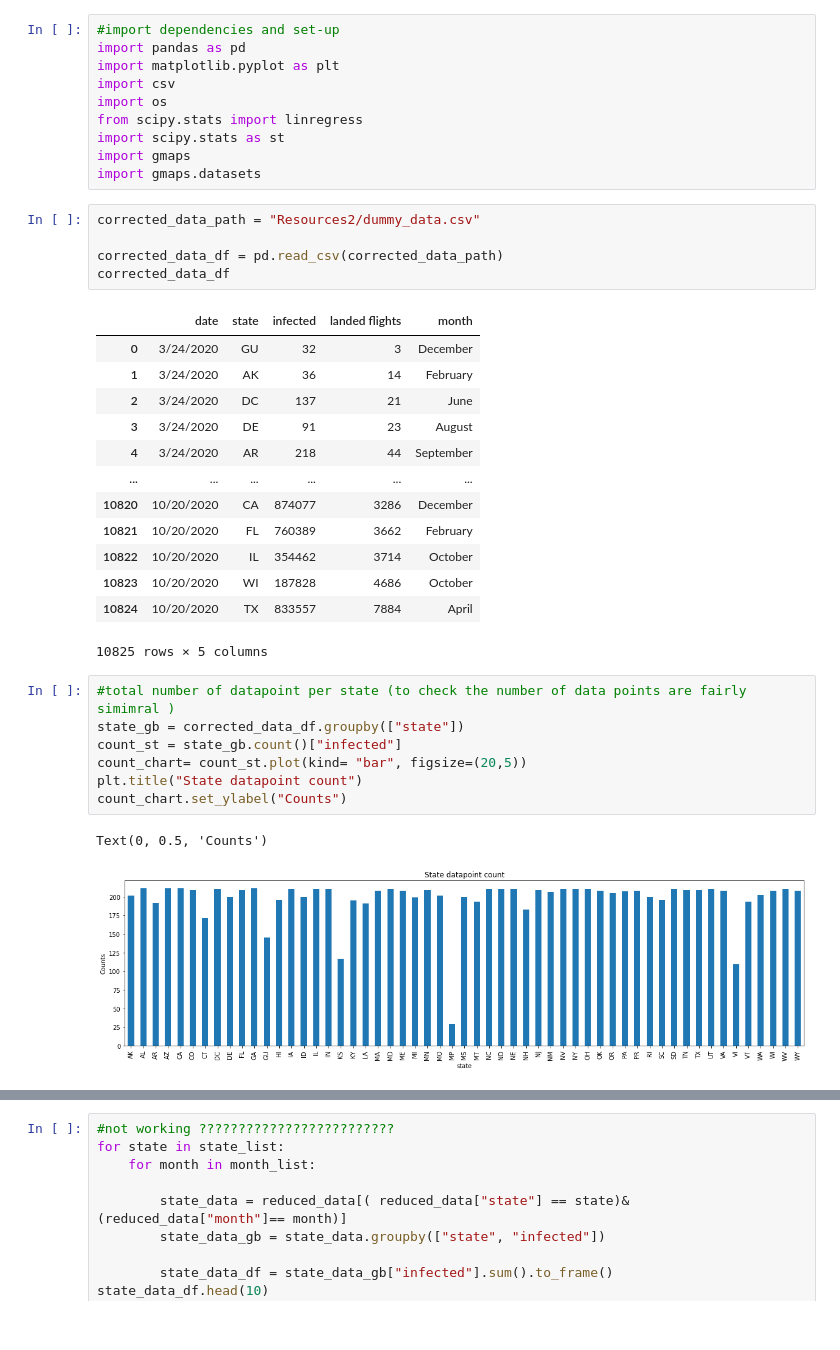
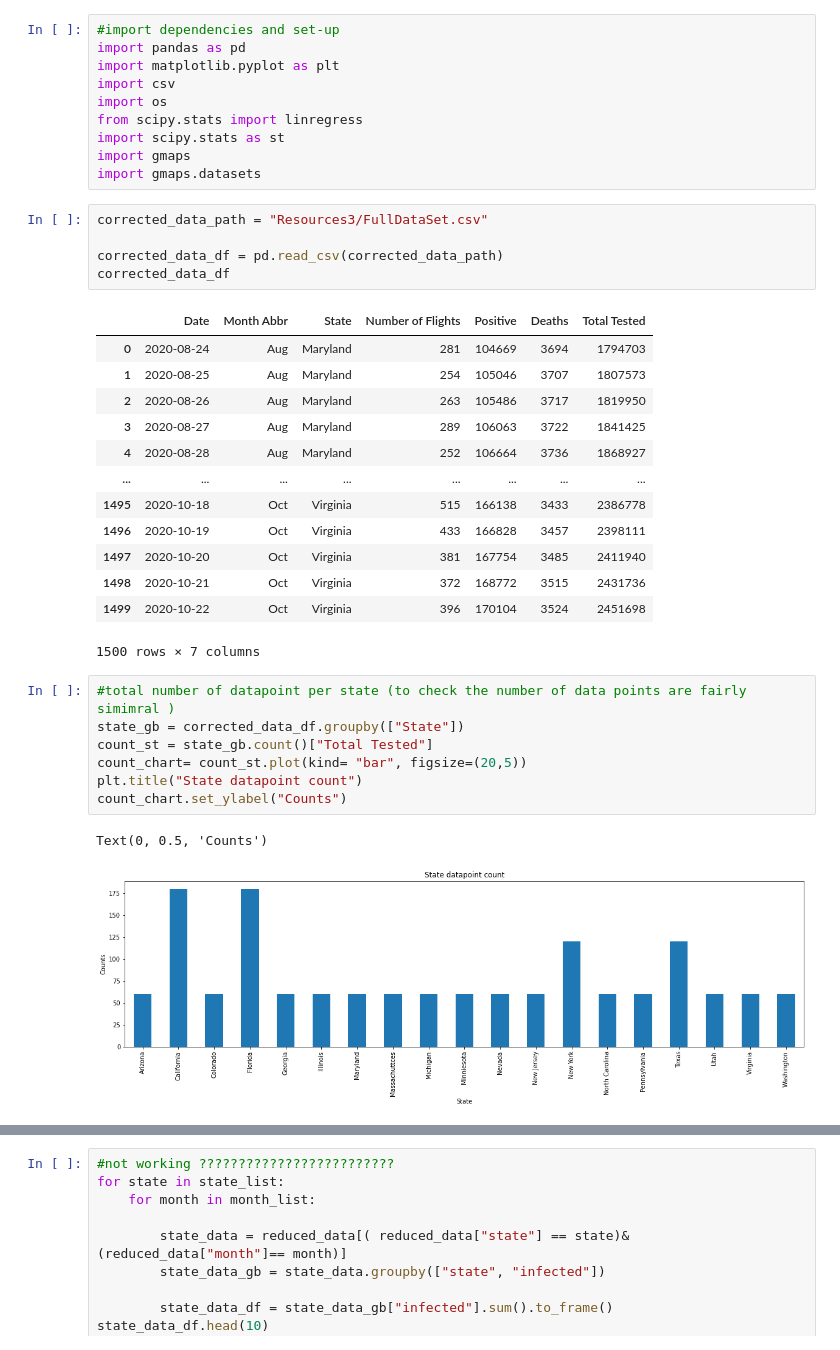
Before and after one commit to MersedehSP/Covid_Analyzer, a Jupyter notebook: graph_msp - Copy.ipynb, the cells around one changed output, grey strips where cells are left out. Saved outputs shown, nothing was run; the diff lists cells and outputs as text.

Commit message:
tested the thirtd CSV

```diff
--- a/graph_msp - Copy.ipynb
+++ b/graph_msp - Copy.ipynb
@@ -9,33 +9,33 @@ import scipy.stats as st
 import gmaps
 import gmaps.datasets
 # %%
-corrected_data_path = "Resources2/dummy_data.csv"
+corrected_data_path = "Resources3/FullDataSet.csv"
 
 corrected_data_df = pd.read_csv(corrected_data_path)
 corrected_data_df
 # %% [output]
-|  | date | state | infected | landed flights | month |
-| 0 | 3/24/2020 | GU | 32 | 3 | December |
-| 1 | 3/24/2020 | AK | 36 | 14 | February |
-| 2 | 3/24/2020 | DC | 137 | 21 | June |
-| 3 | 3/24/2020 | DE | 91 | 23 | August |
-| 4 | 3/24/2020 | AR | 218 | 44 | September |
-| ... | ... | ... | ... | ... | ... |
-| 10820 | 10/20/2020 | CA | 874077 | 3286 | December |
-| 10821 | 10/20/2020 | FL | 760389 | 3662 | February |
-| 10822 | 10/20/2020 | IL | 354462 | 3714 | October |
-| 10823 | 10/20/2020 | WI | 187828 | 4686 | October |
-| 10824 | 10/20/2020 | TX | 833557 | 7884 | April |
+|  | Date | Month Abbr | State | Number of Flights | Positive | Deaths | Total Tested |
+| 0 | 2020-08-24 | Aug | Maryland | 281 | 104669 | 3694 | 1794703 |
+| 1 | 2020-08-25 | Aug | Maryland | 254 | 105046 | 3707 | 1807573 |
+| 2 | 2020-08-26 | Aug | Maryland | 263 | 105486 | 3717 | 1819950 |
+| 3 | 2020-08-27 | Aug | Maryland | 289 | 106063 | 3722 | 1841425 |
+| 4 | 2020-08-28 | Aug | Maryland | 252 | 106664 | 3736 | 1868927 |
+| ... | ... | ... | ... | ... | ... | ... | ... |
+| 1495 | 2020-10-18 | Oct | Virginia | 515 | 166138 | 3433 | 2386778 |
+| 1496 | 2020-10-19 | Oct | Virginia | 433 | 166828 | 3457 | 2398111 |
+| 1497 | 2020-10-20 | Oct | Virginia | 381 | 167754 | 3485 | 2411940 |
+| 1498 | 2020-10-21 | Oct | Virginia | 372 | 168772 | 3515 | 2431736 |
+| 1499 | 2020-10-22 | Oct | Virginia | 396 | 170104 | 3524 | 2451698 |
-10825 rows × 5 columns
+1500 rows × 7 columns
 # %%
 #total number of datapoint per state (to check the number of data points are fairly simimral )
-state_gb = corrected_data_df.groupby(["state"])
-count_st = state_gb.count()["infected"]
+state_gb = corrected_data_df.groupby(["State"])
+count_st = state_gb.count()["Total Tested"]
 count_chart= count_st.plot(kind= "bar", figsize=(20,5))
 plt.title("State datapoint count")
 count_chart.set_ylabel("Counts")
 # %% [output]
 Text(0, 0.5, 'Counts')
-[figure, old version]
+[figure, new version]
 # %%
 #total number of infected people per state in a year
```
Also changed, not shown: parts of 7 cells of this notebook, 1 other file.
